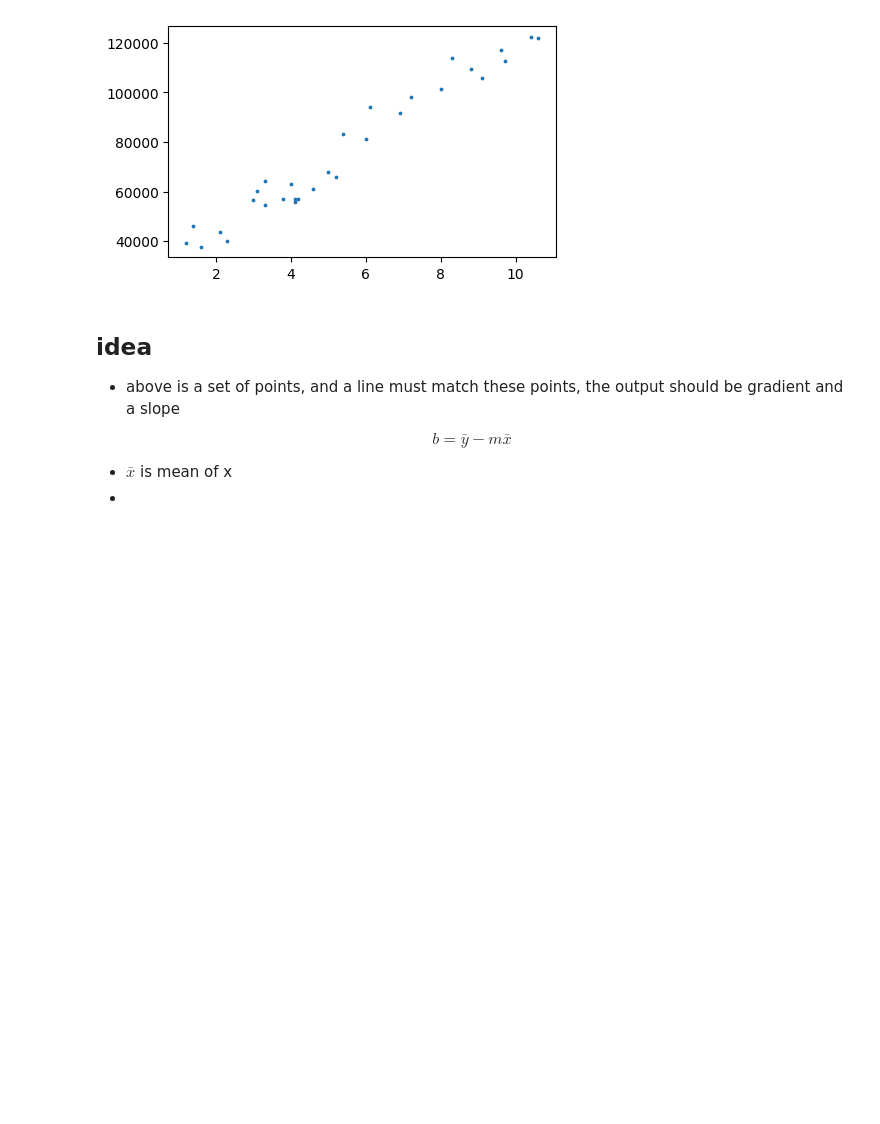
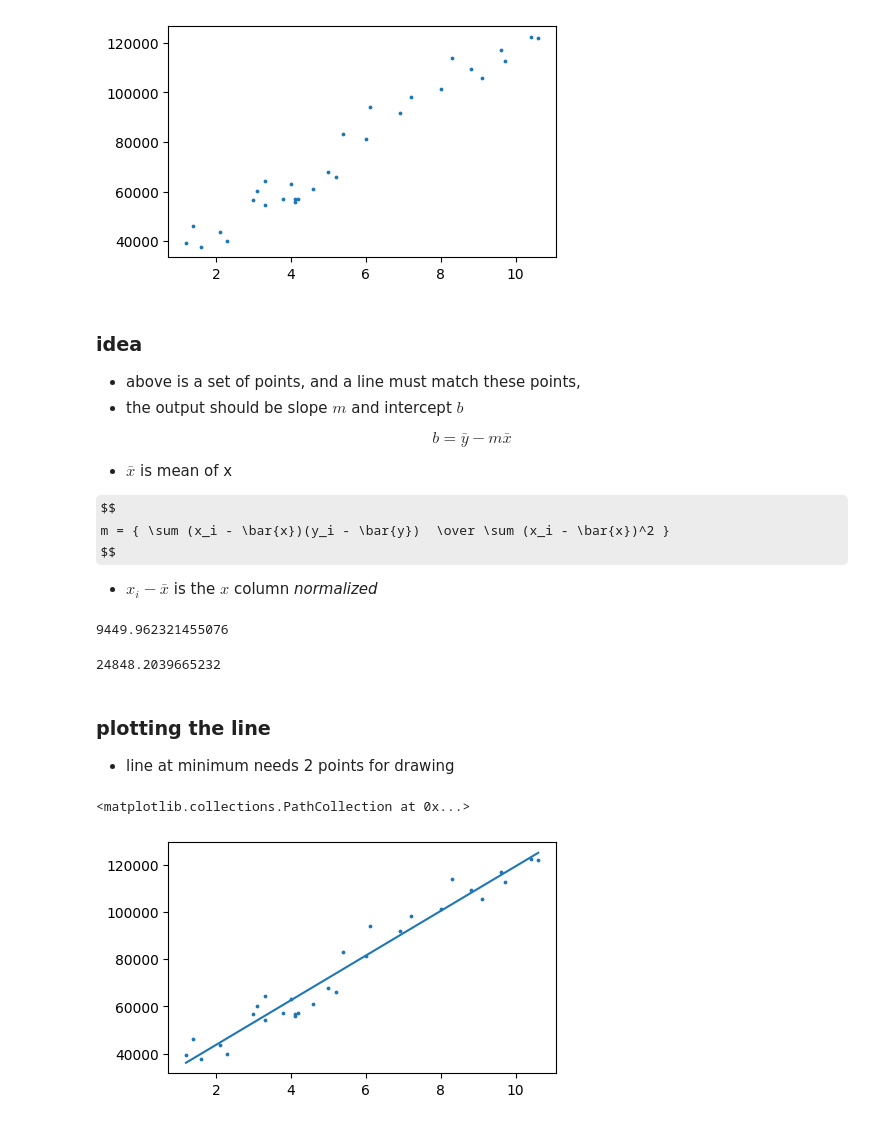
Before and after one commit to R4F4I/semester-3-FAST-K240009, a Jupyter notebook: PAI/final_prep/theory-final.ipynb, the cells around one changed output. Drawn from its saved outputs; the diff is of its cells as text; code cells hidden in the pictures; some formulas as TeX source; blank space fills up the shorter version.

```diff
--- a/PAI/final_prep/theory-final.ipynb
+++ b/PAI/final_prep/theory-final.ipynb
@@ -285,20 +285,64 @@ df = pd.DataFrame(D)
 
 fig, ax = plt.subplots(figsize = (5,3))
 
-x = D["YearsExperience"]
-y = D["Salary"]
+x = pd.Series(D["YearsExperience"])
+y = pd.Series(D["Salary"])
 
 ax.scatter(x,y,s=3)
 # %% [output]
 <matplotlib.collections.PathCollection at 0x...>
 [figure]
 # %% [markdown]
-## idea
+### idea
 
-- above is a set of points, and a line must match these points, the output should be gradient and a slope
+- above is a set of points, and a line must match these points,
+- the output should be slope $m$ and intercept $b$
 
 $$
 b = \bar{y}-m\bar{x}
 $$
 - $\bar{x}$ is mean of x
--
+
+$$
+m = { \sum (x_i - \bar{x})(y_i - \bar{y})  \over \sum (x_i - \bar{x})^2 }
+$$
+
+- $x_i - \bar{x}$ is the $x$ column *normalized*
+# %%
+x_norm = x - x.mean()
+y_norm = y - y.mean()
+
+m = (x_norm*y_norm).sum() / (x_norm**2).sum()
+print(m)
+# %% [output]
+9449.962321455076
+# %%
+b = y.mean() - m*x.mean()
+
+print(b)
+# %% [output]
+24848.2039665232
+# %% [markdown]
+### plotting the line
+
+- line at minimum needs 2 points for drawing
+# %%
+x_min = x.min()
+x_max = x.max()
+
+def func(val):
+    return m*val +b
+
+y_min = func(x_min)
+y_max = func(x_max)
+
+x_line = [x_min,x_max]
+y_line = [y_min,y_max]
+
+fig , ax = plt.subplots(figsize=(5,3))
+
+ax.plot(x_line,y_line)
+ax.scatter(x,y,s=3)
+# %% [output]
+<matplotlib.collections.PathCollection at 0x...>
+[figure, added]
```
Also changed, not shown: parts of 11 cells of this notebook, 1 other file.
